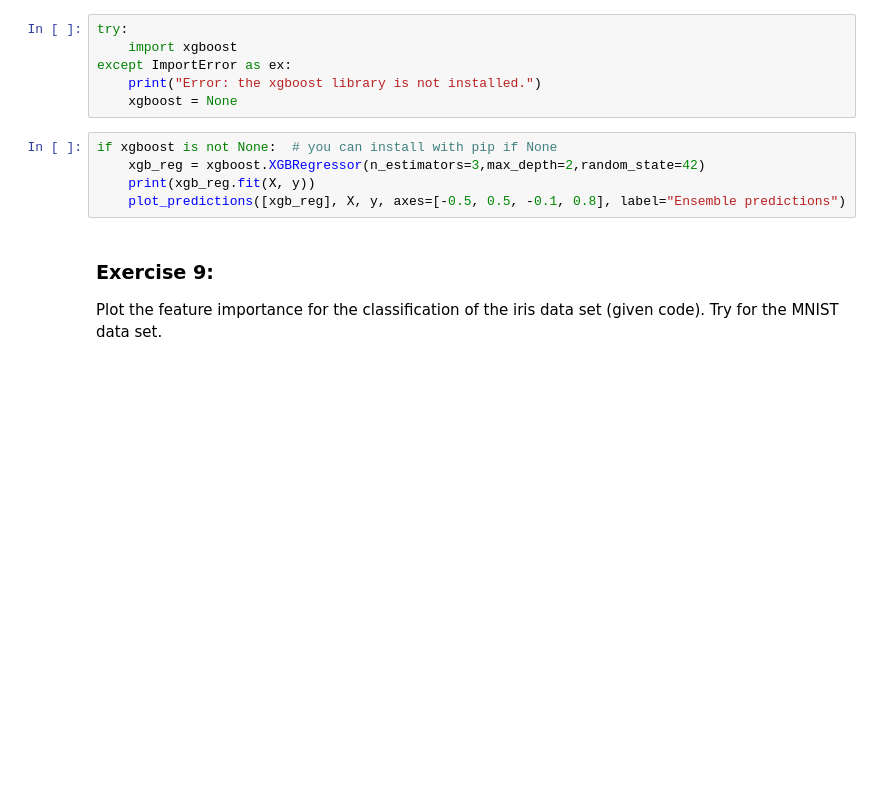
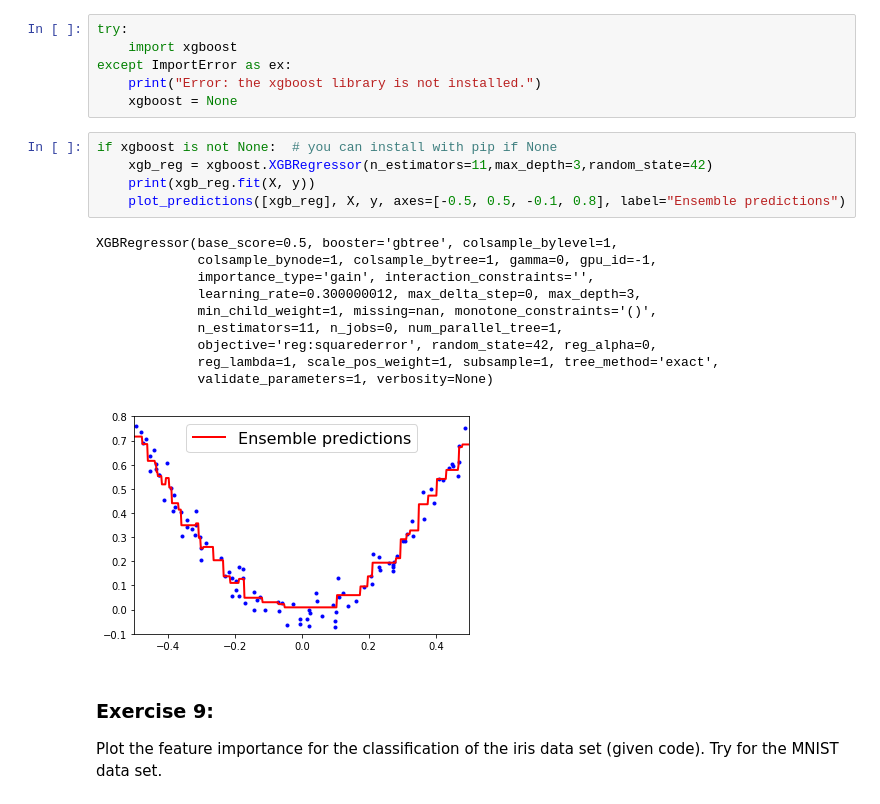
Before and after one commit to dtrad/geoml_course, a Jupyter notebook: Practice14Ensemble.ipynb, the cells around one changed output. Saved outputs shown, nothing was run; the diff lists cells and outputs as text; blank space fills up the shorter version.

```diff
--- a/Practice14Ensemble.ipynb
+++ b/Practice14Ensemble.ipynb
@@ -304,9 +433,20 @@ except ImportError as ex:
     xgboost = None
 # %%
 if xgboost is not None:  # you can install with pip if None
-    xgb_reg = xgboost.XGBRegressor(n_estimators=3,max_depth=2,random_state=42)
+    xgb_reg = xgboost.XGBRegressor(n_estimators=11,max_depth=3,random_state=42)
     print(xgb_reg.fit(X, y))
     plot_predictions([xgb_reg], X, y, axes=[-0.5, 0.5, -0.1, 0.8], label="Ensemble predictions")
+# %% [output]
+XGBRegressor(base_score=0.5, booster='gbtree', colsample_bylevel=1,
+             colsample_bynode=1, colsample_bytree=1, gamma=0, gpu_id=-1,
+             importance_type='gain', interaction_constraints='',
+             learning_rate=0.300000012, max_delta_step=0, max_depth=3,
+             min_child_weight=1, missing=nan, monotone_constraints='()',
+             n_estimators=11, n_jobs=0, num_parallel_tree=1,
+             objective='reg:squarederror', random_state=42, reg_alpha=0,
+             reg_lambda=1, scale_pos_weight=1, subsample=1, tree_method='exact',
+             validate_parameters=1, verbosity=None)
+[figure, added]
 # %% [markdown]
 ### Exercise 9:
 Plot the feature importance for the classification of the iris data set (given code).
```
Also changed, not shown: parts of 26 cells of this notebook.
